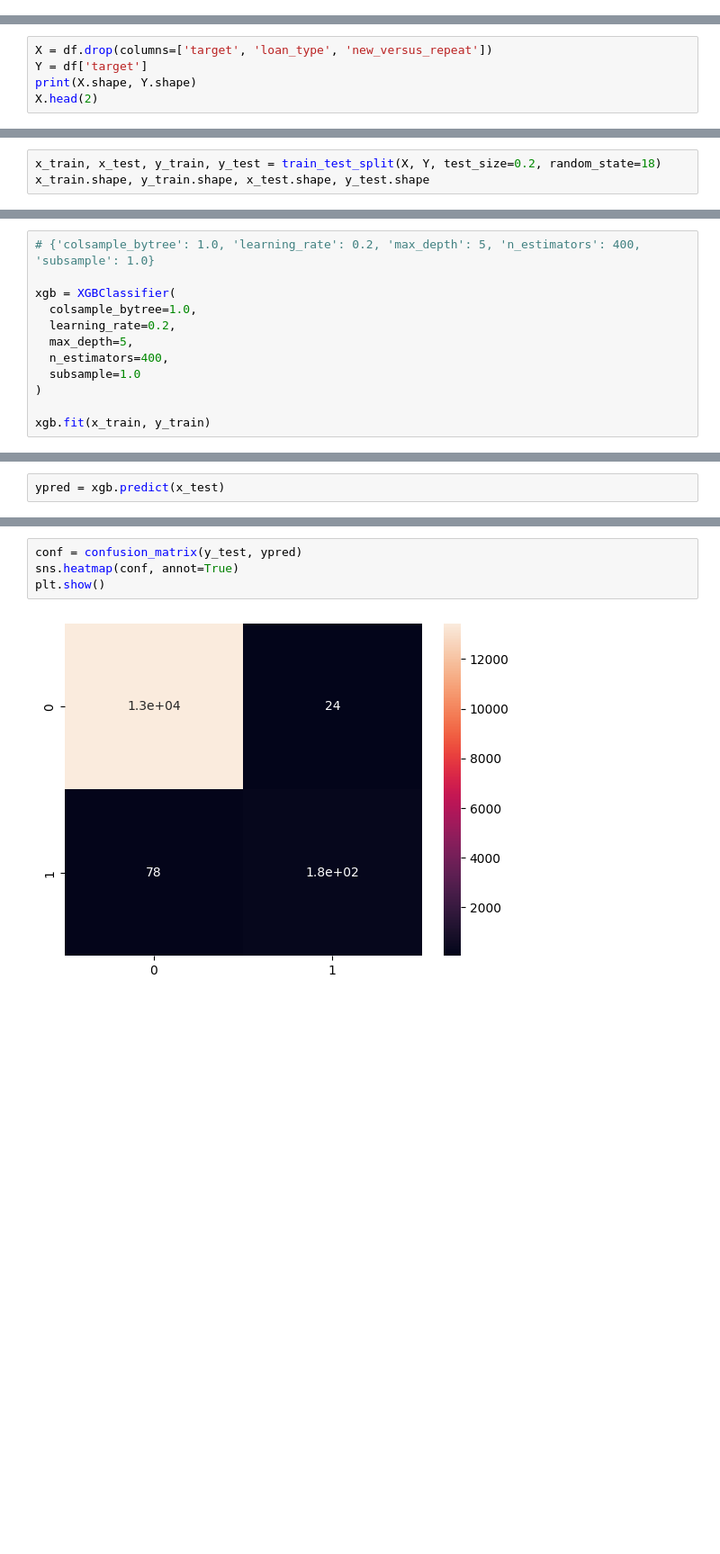
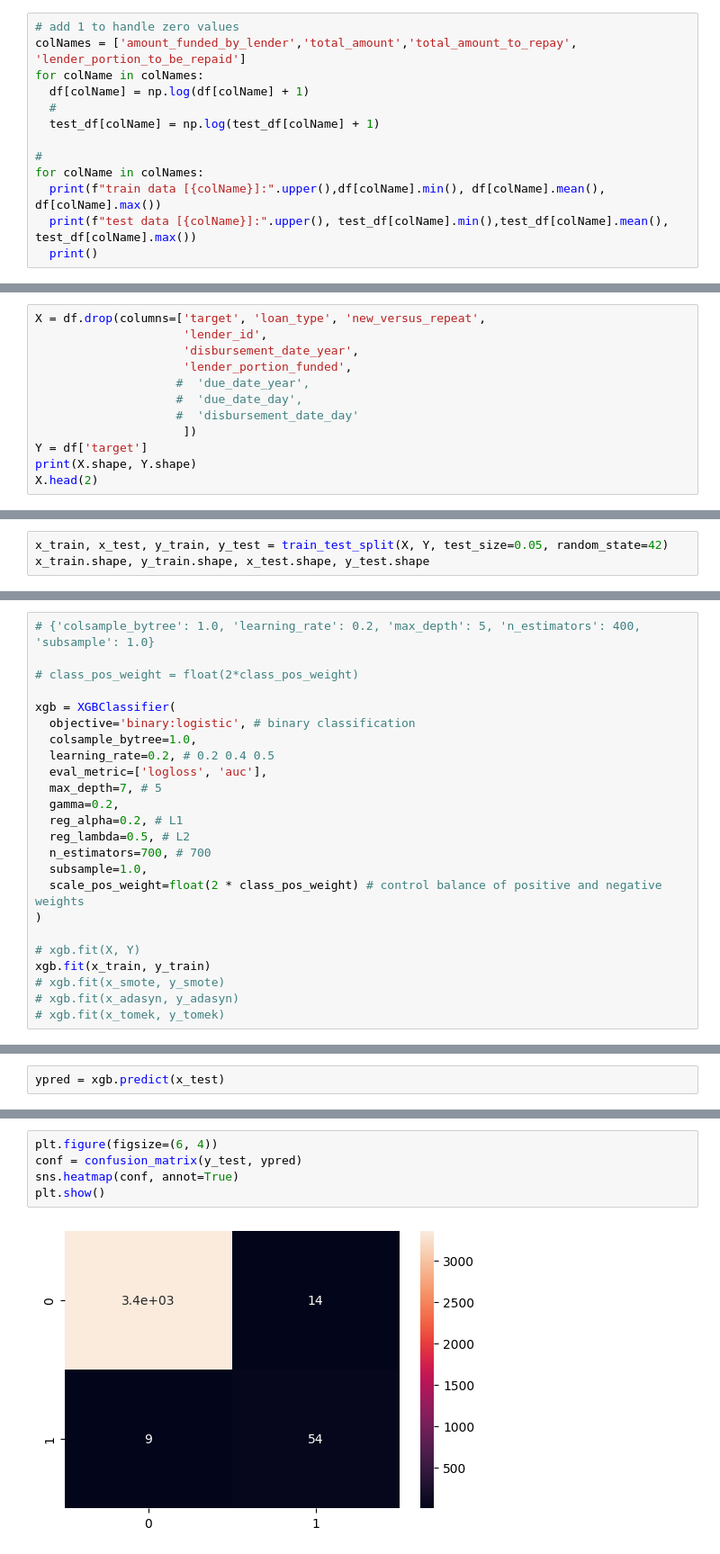
Before and after one commit to kibambe-0167/zindi-african-credit-score, a Jupyter notebook: app.ipynb, the cells around one changed output, grey strips where cells are left out. Shown: that part at 90% size. Cells and saved outputs as stored; diff of their text form; blank space fills up the shorter version.

```diff
--- a/app.ipynb
+++ b/app.ipynb
@@ -165,0 +287,13 @@ df.head()
+# %%
+# add 1 to handle zero values
+colNames = ['amount_funded_by_lender','total_amount','total_amount_to_repay', 'lender_portion_to_be_repaid']
+for colName in colNames:
+  df[colName] = np.log(df[colName] + 1)
+  #
+  test_df[colName] = np.log(test_df[colName] + 1)
+
+#
+for colName in colNames:
+  print(f"train data [{colName}]:".upper(),df[colName].min(), df[colName].mean(), df[colName].max())
+  print(f"test data [{colName}]:".upper(), test_df[colName].min(),test_df[colName].mean(), test_df[colName].max())
+  print()
@@ -191,5 +350,12 @@ df.head(2)
 # %%
-X = df.drop(columns=['target', 'loan_type', 'new_versus_repeat'])
+X = df.drop(columns=['target', 'loan_type', 'new_versus_repeat',
+                     'lender_id',
+                     'disbursement_date_year',
+                     'lender_portion_funded',
+                    #  'due_date_year',
+                    #  'due_date_day',
+                    #  'disbursement_date_day'
+                     ])
 Y = df['target']
 print(X.shape, Y.shape)
 X.head(2)
@@ -222,6 +385,6 @@ list(features_for_modelling.values)
  'loan_type_cat',
  'new_versus_repeat_cat']
 # %%
-x_train, x_test, y_train, y_test = train_test_split(X, Y, test_size=0.2, random_state=18)
+x_train, x_test, y_train, y_test = train_test_split(X, Y, test_size=0.05, random_state=42)
 x_train.shape, y_train.shape, x_test.shape, y_test.shape
 # %% [output]
@@ -286,15 +540,27 @@ X.shape, Y.shape
 # %%
 # {'colsample_bytree': 1.0, 'learning_rate': 0.2, 'max_depth': 5, 'n_estimators': 400, 'subsample': 1.0}
 
+# class_pos_weight = float(2*class_pos_weight)
+
 xgb = XGBClassifier(
+  objective='binary:logistic', # binary classification
   colsample_bytree=1.0,
-  learning_rate=0.2,
-  max_depth=5,
-  n_estimators=400,
-  subsample=1.0
+  learning_rate=0.2, # 0.2 0.4 0.5
+  eval_metric=['logloss', 'auc'],
+  max_depth=7, # 5
+  gamma=0.2,
+  reg_alpha=0.2, # L1
+  reg_lambda=0.5, # L2
+  n_estimators=700, # 700
+  subsample=1.0,
+  scale_pos_weight=float(2 * class_pos_weight) # control balance of positive and negative weights
 )
 
+# xgb.fit(X, Y)
 xgb.fit(x_train, y_train)
+# xgb.fit(x_smote, y_smote)
+# xgb.fit(x_adasyn, y_adasyn)
+# xgb.fit(x_tomek, y_tomek)
 # %% [output]
 XGBClassifier(base_score=None, booster=None, callbacks=None,
               colsample_bylevel=None, colsample_bynode=None,
@@ -325,6 +606,7 @@ weighted avg       0.99      0.99      0.99     13731
 # %%
+plt.figure(figsize=(6, 4))
 conf = confusion_matrix(y_test, ypred)
 sns.heatmap(conf, annot=True)
 plt.show()
 # %% [output]
-[figure, old version]
+[figure, new version]
```
Also changed, not shown: parts of 71 cells of this notebook, 7 other files.
